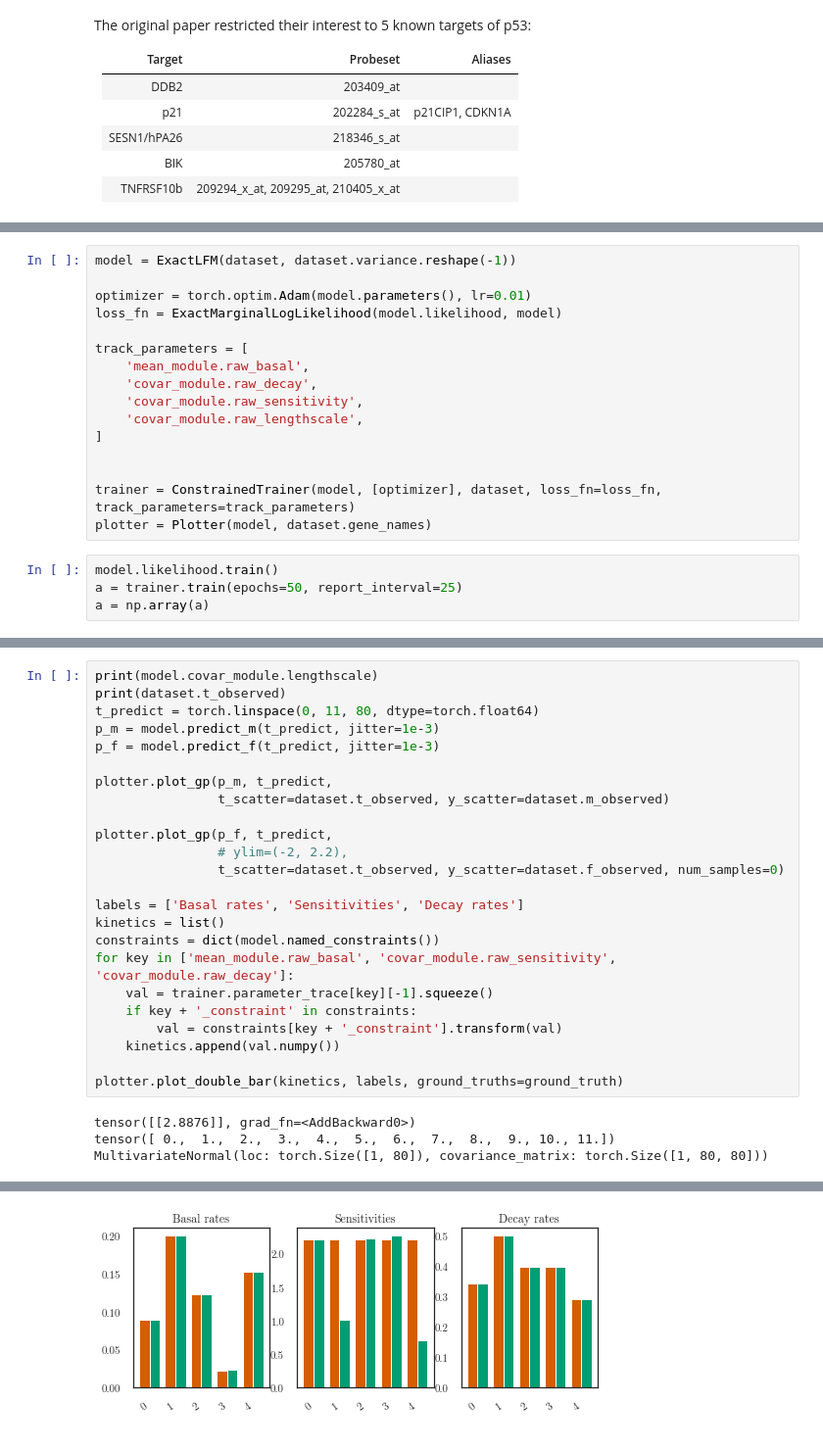
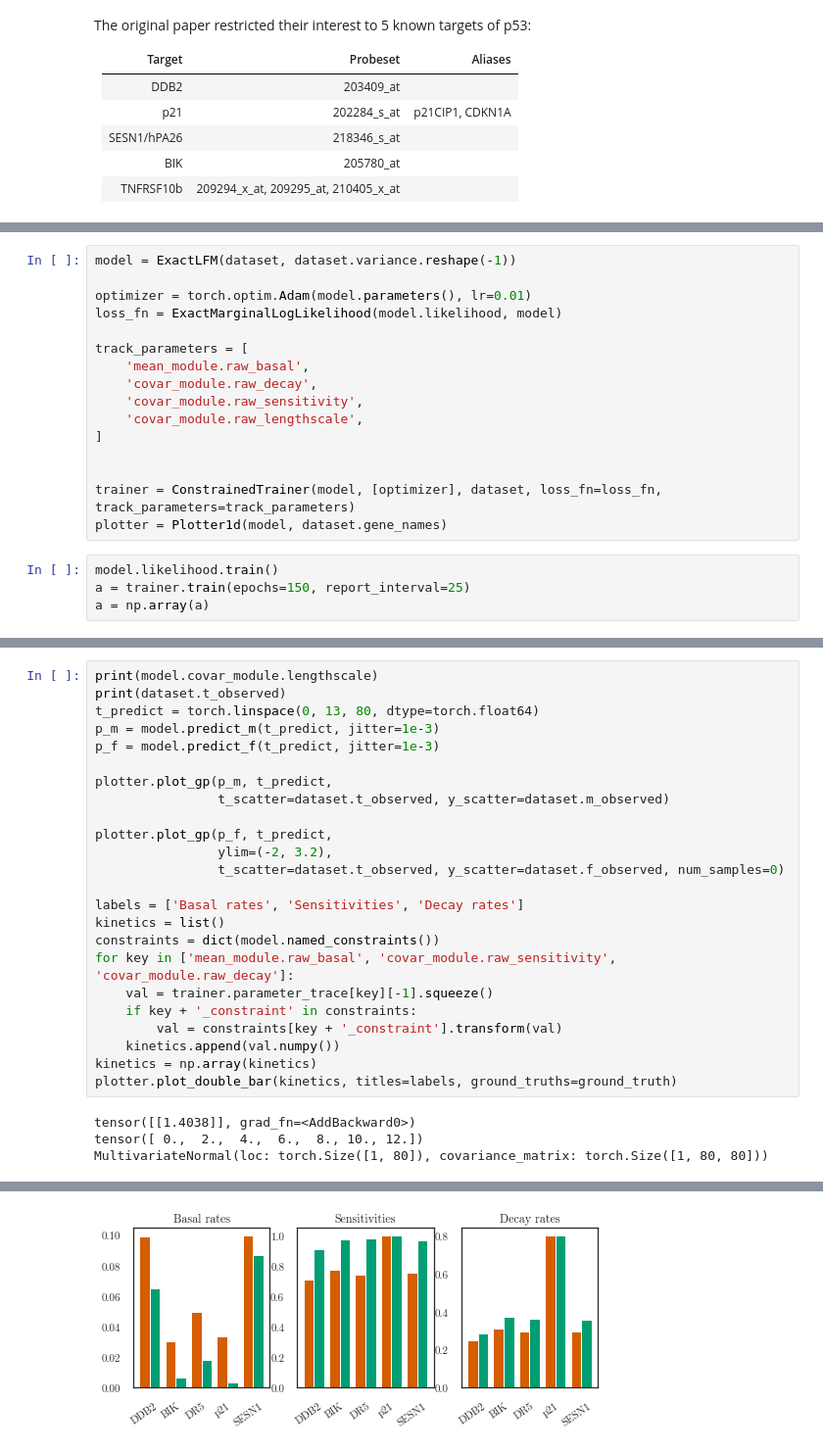
Before and after one commit to mossjacob/alfi, a Jupyter notebook: docs/notebooks/linear/exact.ipynb, the cells around one changed output, grey strips where cells are left out. Shown: that part at 98% size. Cells and saved outputs as stored; diff of their text form.

```diff
--- a/docs/notebooks/linear/exact.ipynb
+++ b/docs/notebooks/linear/exact.ipynb
@@ -96,9 +66,9 @@ track_parameters = [
 
 
 trainer = ConstrainedTrainer(model, [optimizer], dataset, loss_fn=loss_fn, track_parameters=track_parameters)
-plotter = Plotter(model, dataset.gene_names)
+plotter = Plotter1d(model, dataset.gene_names)
 # %%
 model.likelihood.train()
-a = trainer.train(epochs=50, report_interval=25)
+a = trainer.train(epochs=150, report_interval=25)
 a = np.array(a)
 # %% [output]
@@ -107,7 +81,7 @@ Epoch 026/050 - Loss: 1.05 (1.05) λ: [2.412477]
 # %%
 print(model.covar_module.lengthscale)
 print(dataset.t_observed)
-t_predict = torch.linspace(0, 11, 80, dtype=torch.float64)
+t_predict = torch.linspace(0, 13, 80, dtype=torch.float64)
 p_m = model.predict_m(t_predict, jitter=1e-3)
 p_f = model.predict_f(t_predict, jitter=1e-3)
 
@@ -115,7 +89,7 @@ plotter.plot_gp(p_m, t_predict,
                 t_scatter=dataset.t_observed, y_scatter=dataset.m_observed)
 
 plotter.plot_gp(p_f, t_predict,
-                # ylim=(-2, 2.2),
+                ylim=(-2, 3.2),
                 t_scatter=dataset.t_observed, y_scatter=dataset.f_observed, num_samples=0)
 
 labels = ['Basal rates', 'Sensitivities', 'Decay rates']
@@ -126,9 +100,9 @@ for key in ['mean_module.raw_basal', 'covar_module.raw_sensitivity', 'covar_modu
     if key + '_constraint' in constraints:
         val = constraints[key + '_constraint'].transform(val)
     kinetics.append(val.numpy())
-
-plotter.plot_double_bar(kinetics, labels, ground_truths=ground_truth)
+kinetics = np.array(kinetics)
+plotter.plot_double_bar(kinetics, titles=labels, ground_truths=ground_truth)
 # %% [output]
-tensor([[2.8876]], grad_fn=<AddBackward0>)
-tensor([ 0.,  1.,  2.,  3.,  4.,  5.,  6.,  7.,  8.,  9., 10., 11.])
+tensor([[1.4038]], grad_fn=<AddBackward0>)
+tensor([ 0.,  2.,  4.,  6.,  8., 10., 12.])
 MultivariateNormal(loc: torch.Size([1, 80]), covariance_matrix: torch.Size([1, 80, 80]))
@@ -137 +111 @@ MultivariateNormal(loc: torch.Size([1, 80]), covariance_matrix: torch.Size([1, 8
-[figure, old version]
+[figure, new version]
```
Also changed, not shown: parts of 5 cells of this notebook, 12 other files.
